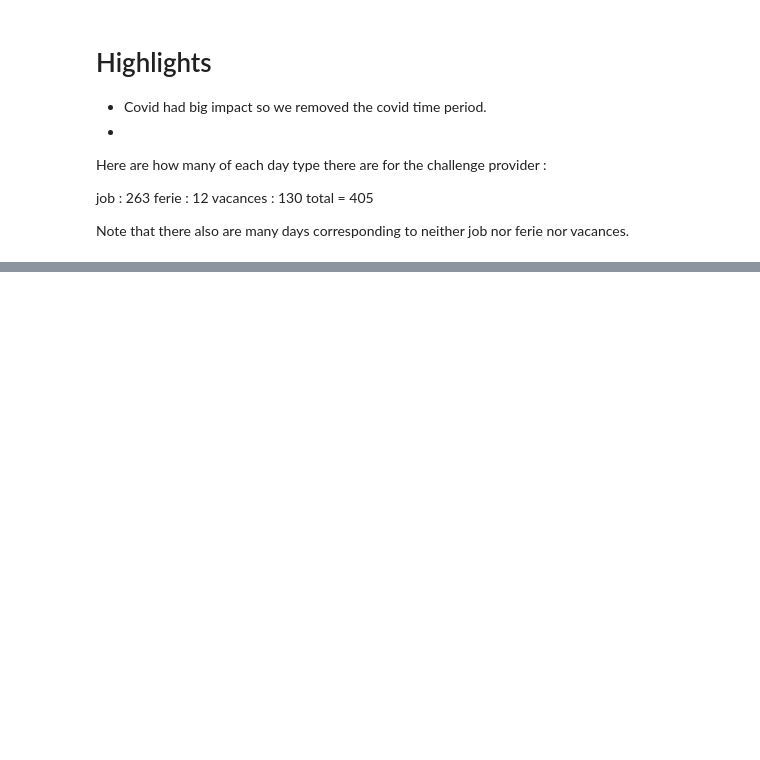
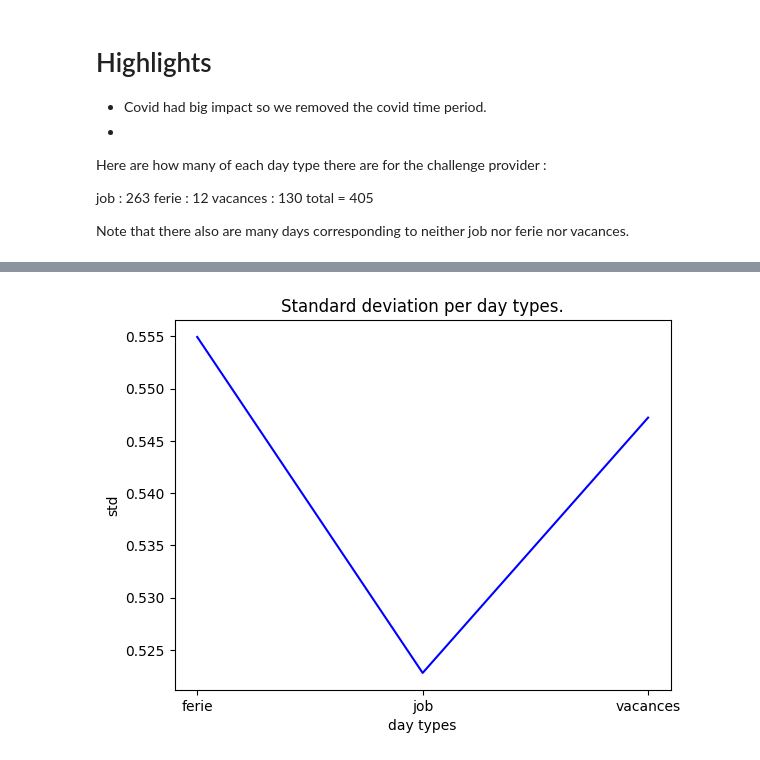
Before and after one commit to mathisemb/challenge_sncf_2024, a Jupyter notebook: utils/DataAnalysis.ipynb, the cells around one changed output, grey strips where cells are left out. Saved outputs shown, nothing was run; the diff lists cells and outputs as text; code cells hidden in the pictures; blank space fills up the shorter version.

```diff
--- a/utils/DataAnalysis.ipynb
+++ b/utils/DataAnalysis.ipynb
@@ -26,0 +90,3 @@ train_data['date'] = pd.to_datetime(train_data['date'])
+# %%
+train_data_day_type = pd.read_csv(data_folder_path + 'train_data_day_type1.csv')
+train_data_day_type['date'] = pd.to_datetime(train_data_day_type['date'])
@@ -26,0 +114,4 @@ train_data['date'] = pd.to_datetime(train_data['date'])
+# %%
+day_type_STDs = plot_std_data(train_data_day_type, day_type_col='day_type')
+# %% [output]
+[figure, added]
```
Also changed, not shown: parts of 9 cells of this notebook, 16 other files.
